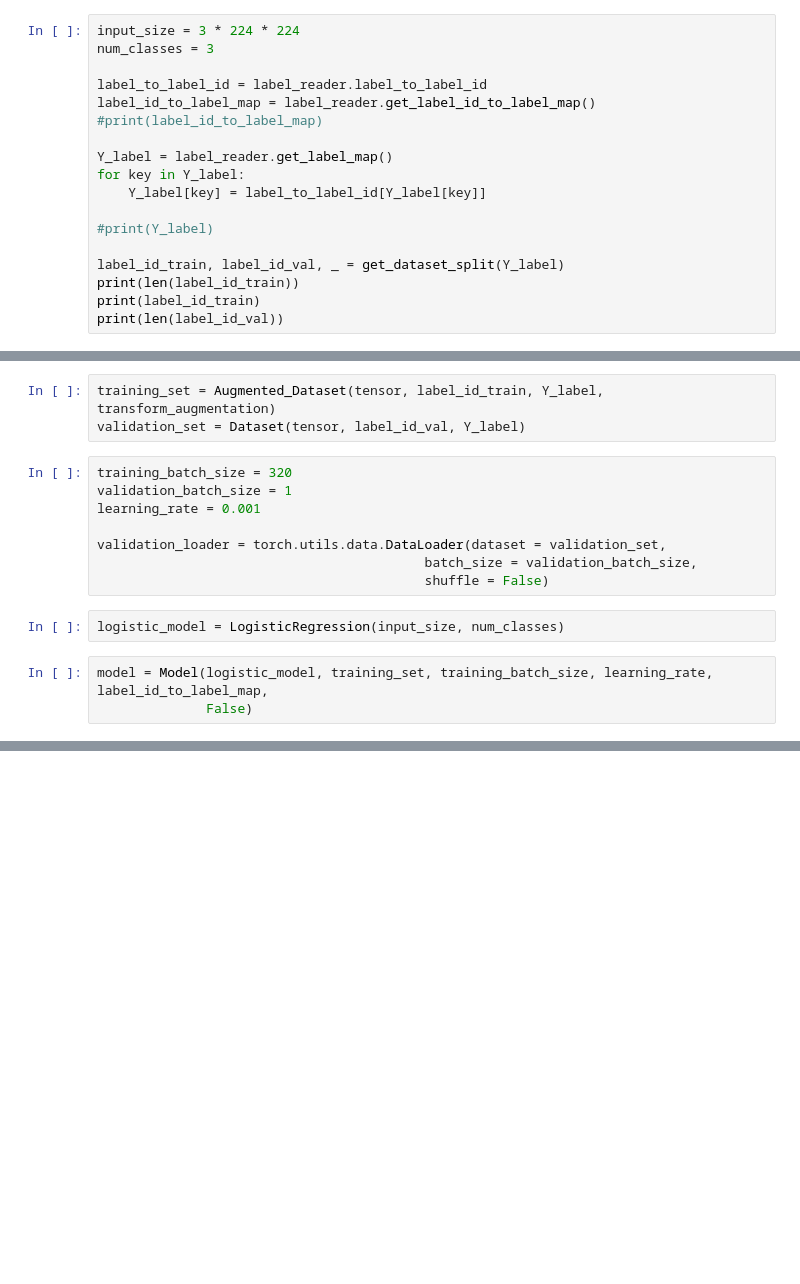
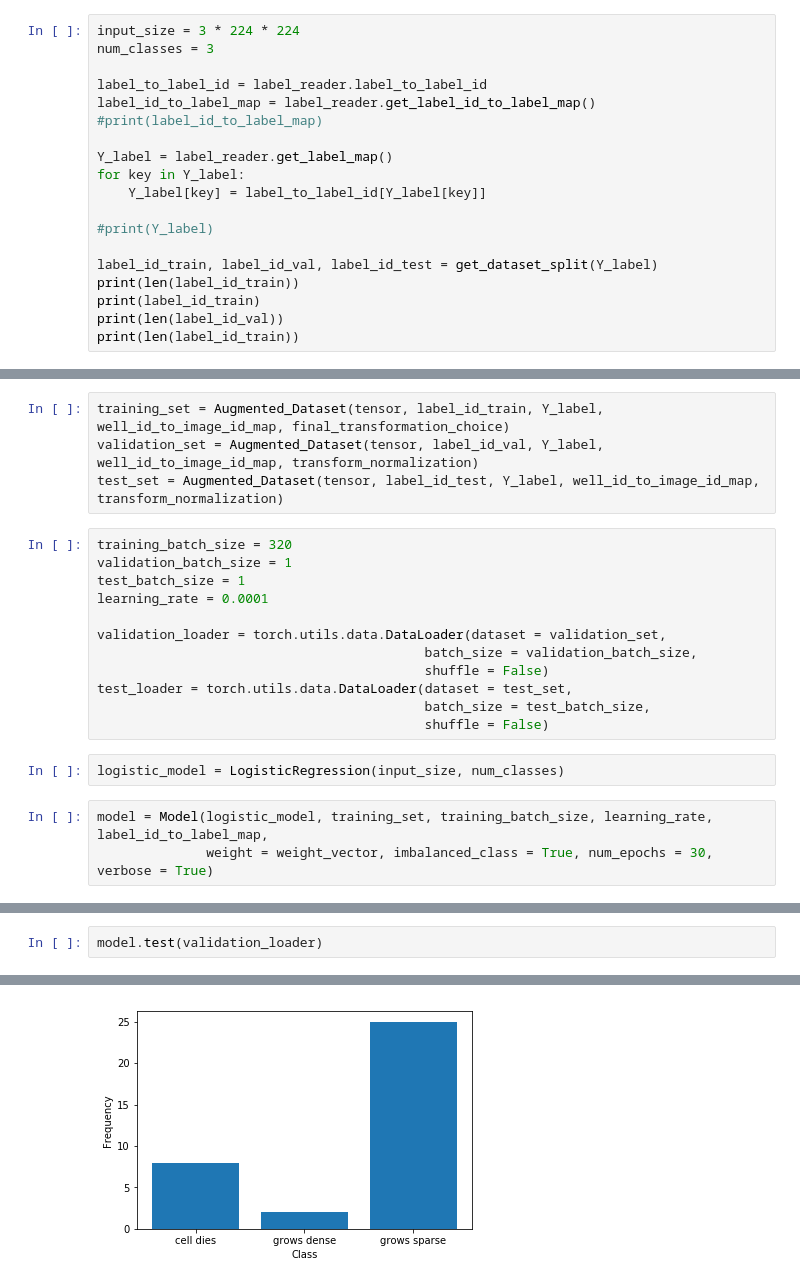
Before and after one commit to tajwarfahim/CS_231N_Project, a Jupyter notebook: model_testing_logistic_regression.ipynb, the cells around one changed output, grey strips where cells are left out. Saved outputs shown, nothing was run; the diff lists cells and outputs as text; blank space fills up the shorter version.

Commit message:
logistic regression model done

```diff
--- a/model_testing_logistic_regression.ipynb
+++ b/model_testing_logistic_regression.ipynb
@@ -38,9 +46,10 @@ for key in Y_label:
 
 #print(Y_label)
 
-label_id_train, label_id_val, _ = get_dataset_split(Y_label)
+label_id_train, label_id_val, label_id_test = get_dataset_split(Y_label)
 print(len(label_id_train))
 print(label_id_train)
 print(len(label_id_val))
+print(len(label_id_train))
 # %% [output]
 280
@@ -63,19 +72,24 @@ print(len(label_id_val))
 # %%
-training_set = Augmented_Dataset(tensor, label_id_train, Y_label, transform_augmentation)
-validation_set = Dataset(tensor, label_id_val, Y_label)
+training_set = Augmented_Dataset(tensor, label_id_train, Y_label, well_id_to_image_id_map, final_transformation_choice)
+validation_set = Augmented_Dataset(tensor, label_id_val, Y_label, well_id_to_image_id_map, transform_normalization)
+test_set = Augmented_Dataset(tensor, label_id_test, Y_label, well_id_to_image_id_map, transform_normalization)
 # %%
 training_batch_size = 320
 validation_batch_size = 1
-learning_rate = 0.001
+test_batch_size = 1
+learning_rate = 0.0001
 
 validation_loader = torch.utils.data.DataLoader(dataset = validation_set,
                                           batch_size = validation_batch_size,
                                           shuffle = False)
+test_loader = torch.utils.data.DataLoader(dataset = test_set,
+                                          batch_size = test_batch_size,
+                                          shuffle = False)
 # %%
 logistic_model = LogisticRegression(input_size, num_classes)
 # %%
 model = Model(logistic_model, training_set, training_batch_size, learning_rate, label_id_to_label_map,
-              False)
+              weight = weight_vector, imbalanced_class = True, num_epochs = 30, verbose = True)
 # %%
 model.train()
 # %% [output]
@@ -82,0 +120,3 @@ IndexError: index 1906 is out of bounds for dimension 0 with size 351
+# %%
+model.test(validation_loader)
+# %% [output]
@@ -82,0 +126 @@ IndexError: index 1906 is out of bounds for dimension 0 with size 351
+[figure, added]
```
Also changed, not shown: parts of 6 cells of this notebook, 6 other files.
